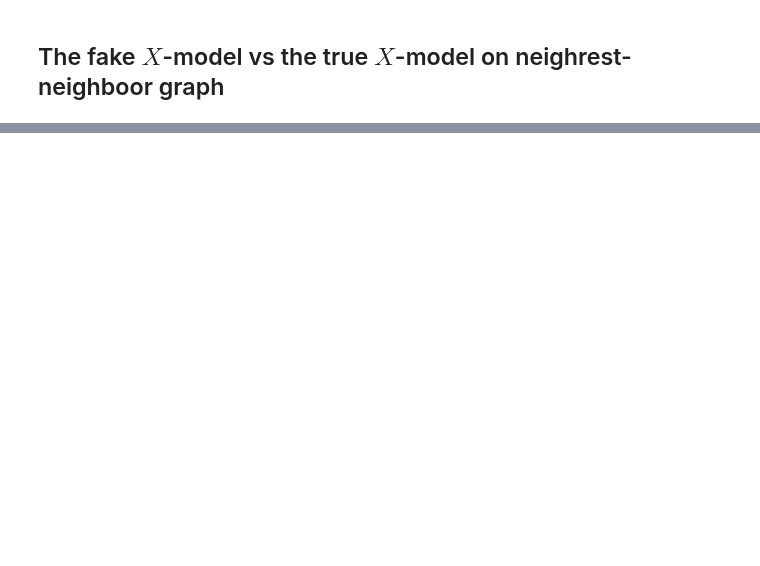
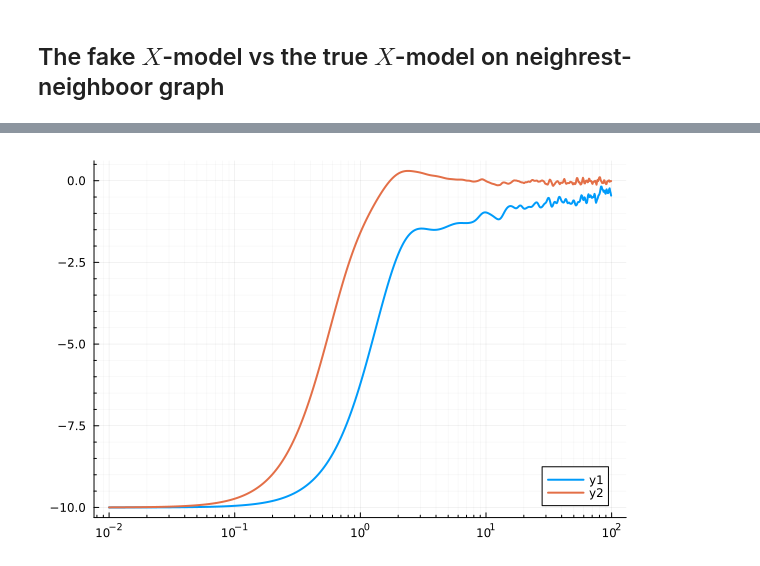
Before and after one commit to Dario-Rosa85/ChargingPower, a Jupyter notebook: notebook/charging_power.ipynb, the cells around one changed output, grey strips where cells are left out. Cells and saved outputs as stored; diff of their text form; code cells hidden in the pictures; blank space fills up the shorter version.

```diff
--- a/notebook/charging_power.ipynb
+++ b/notebook/charging_power.ipynb
@@ -286,0 +311,4 @@ savefig(graph, "/home/dario/Documents/ChargingPower/plots_power/Z-model_complete
+# %%
+plot(points, [true_average_energy_list, fake_average_energy_list], xaxis=:log, linewidth=2, minorgrid=true)
+# %% [output]
+[figure, added]
```
Also changed, not shown: parts of 26 cells of this notebook, 2 other files.
